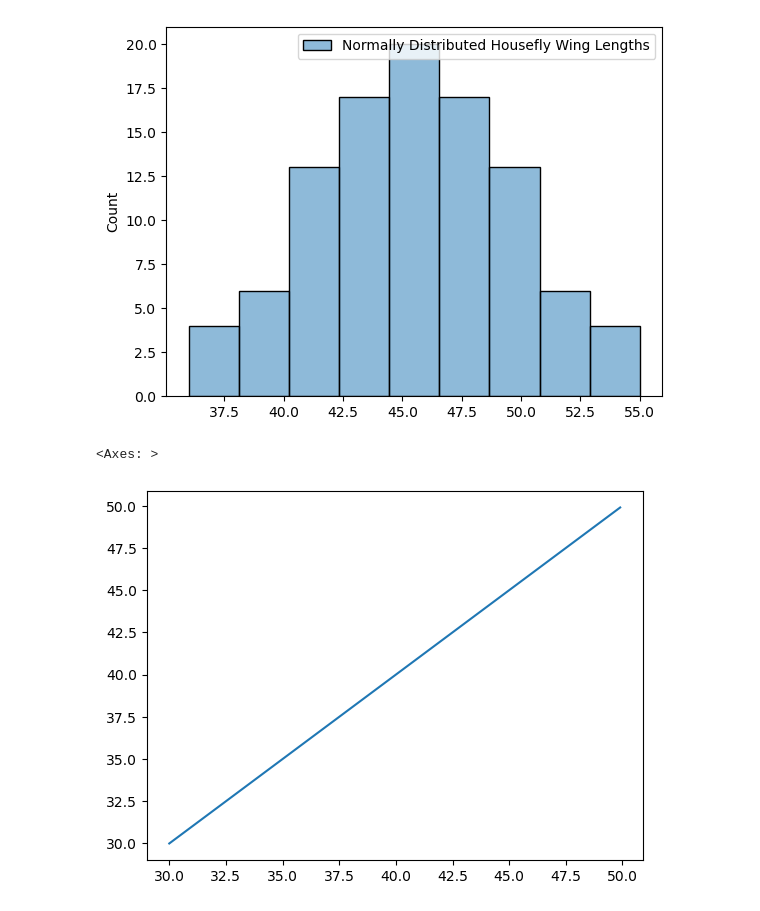
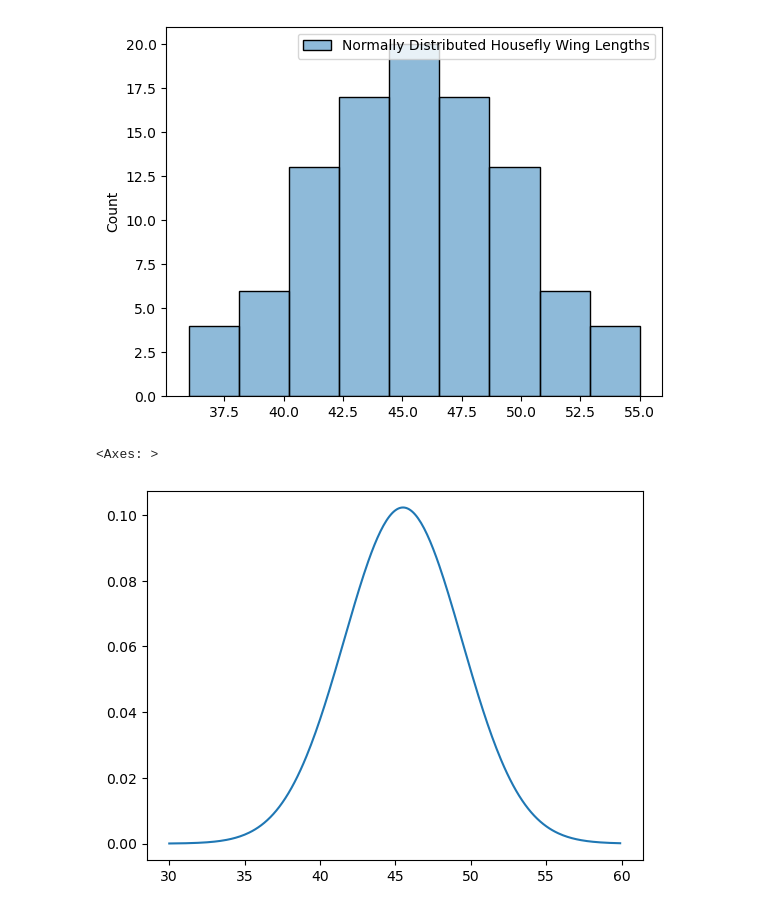
Before and after one commit to data4if/project_math, a Jupyter notebook: distribucion_normal.ipynb, the cells around one changed output. Saved outputs shown, nothing was run; the diff lists cells and outputs as text; code cells hidden in the pictures.

```diff
--- a/distribucion_normal.ipynb
+++ b/distribucion_normal.ipynb
@@ -62,10 +62,10 @@ print(frecuencia)
 # %%
 miu=wing_true.values.mean()
 std=wing_true.values.std()
-x=np.arange(30,50,0.1)
+x=np.arange(30,60,0.1)
 dist_norm = norm(miu,std)
 y=[dist_norm.pdf(i) for i in x ]
-sns.lineplot(y=x,x=x)
+sns.lineplot(y=y,x=x)
 # %% [output]
 <Axes: >
-[figure, old version]
+[figure, new version]
```
